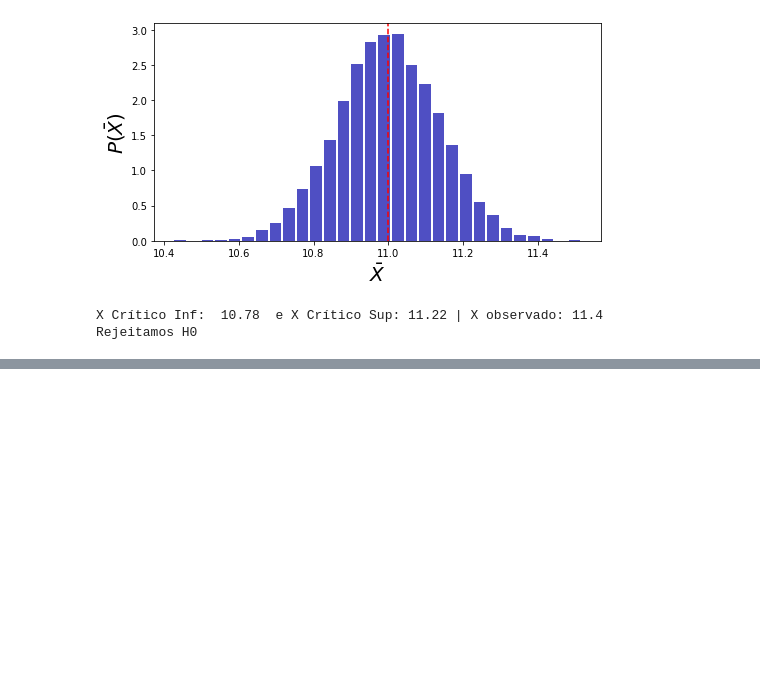
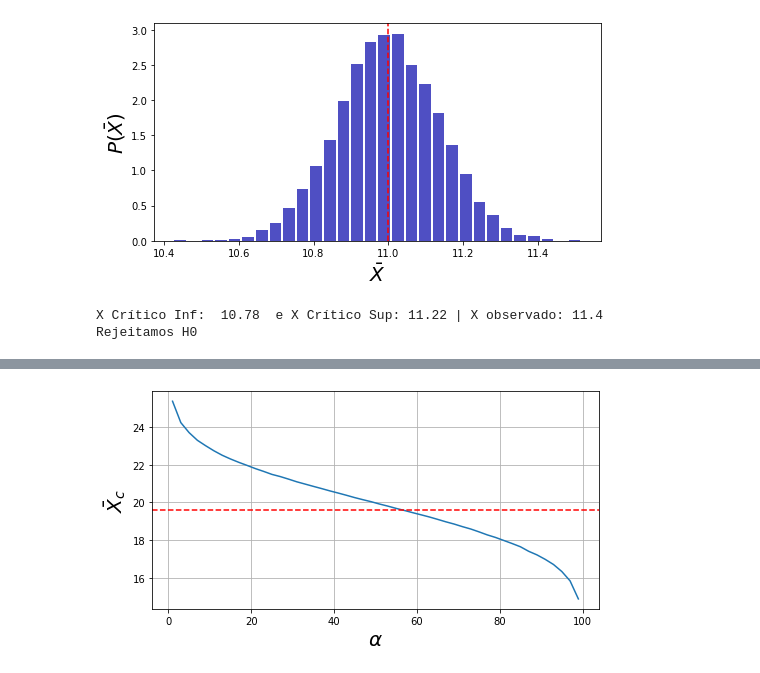
Before and after one commit to jpducatti/mba_data_science_usp, a Jupyter notebook: estatistica_ciencia_dados/modulo_5/Aula5-teste-hipoteses.ipynb, the cells around one changed output, grey strips where cells are left out. Saved outputs shown, nothing was run; the diff lists cells and outputs as text; code cells hidden in the pictures; blank space fills up the shorter version.

```diff
--- a/estatistica_ciencia_dados/modulo_5/Aula5-teste-hipoteses.ipynb
+++ b/estatistica_ciencia_dados/modulo_5/Aula5-teste-hipoteses.ipynb
@@ -630,0 +771,18 @@ Rejeitamos H0
+# %%
+xcs = []
+alphas = []
+for alpha in np.arange(1,100,2):
+    xc = np.percentile(Xm, 100-alpha)
+    xcs.append(xc)
+    alphas.append(alpha)
+
+plt.figure(figsize=(8,4))
+plt.plot(alphas,xcs)
+plt.axhline(y=x_obs, color='r', linestyle='--', label = 'Media')
+plt.xlabel(r'$\alpha$', fontsize=20)
+plt.ylabel(r'$\bar{X}_c$', fontsize=20)
+
+plt.grid(True)
+plt.show(True)
+# %% [output]
+[figure, added]
```
Also changed, not shown: parts of 18 cells of this notebook.
